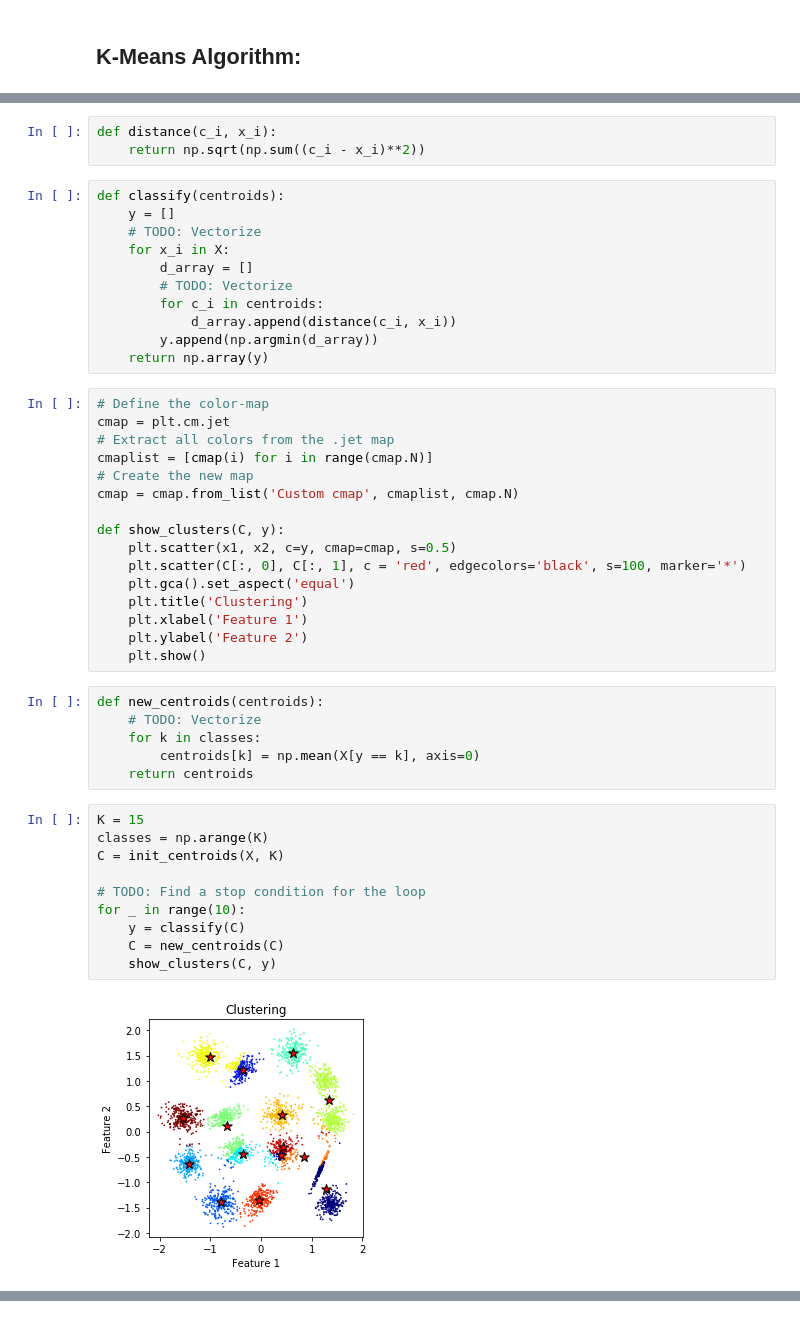
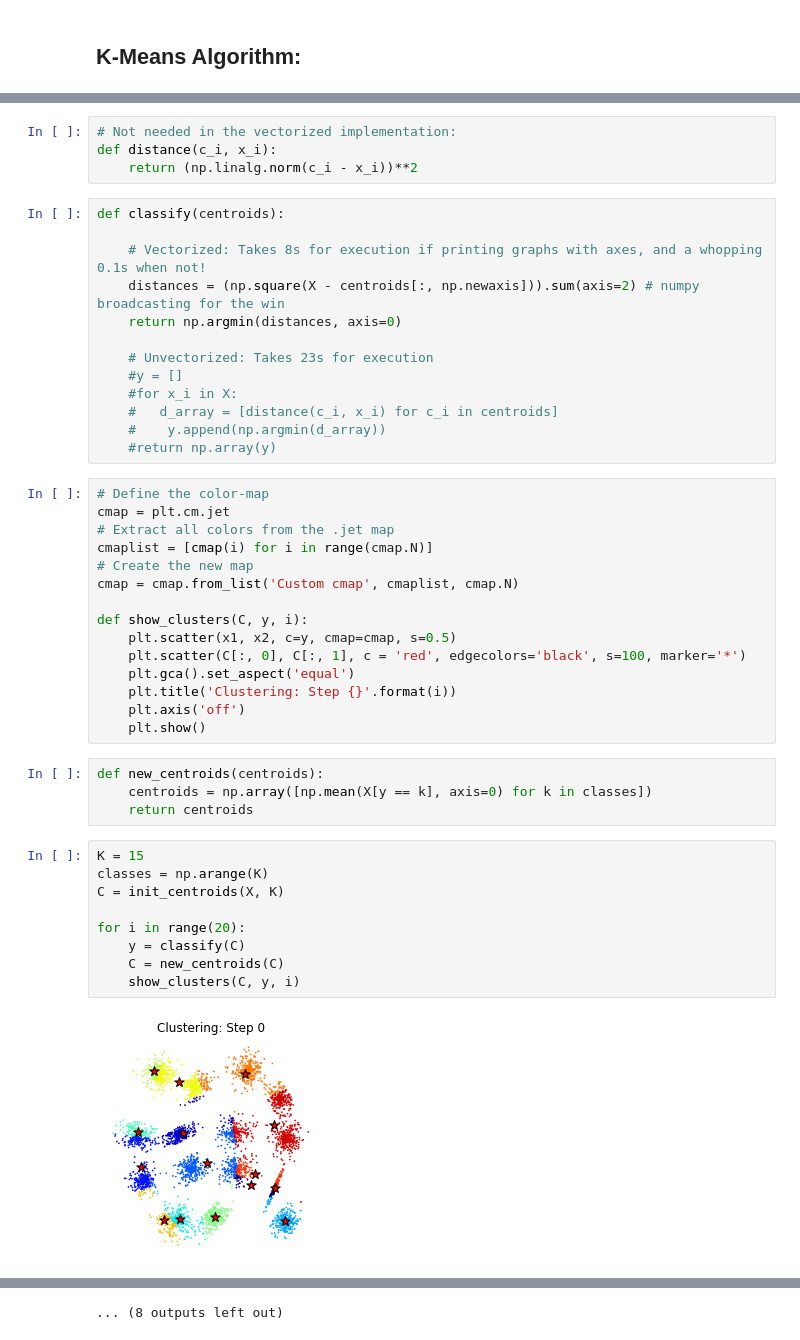
Before and after one commit to hrshtv/ML-From-Scratch, a Jupyter notebook: K-Means-Clustering/K-Means-Clustering.ipynb, the cells around one changed output, grey strips where cells are left out. Saved outputs shown, nothing was run; the diff lists cells and outputs as text.

Commit message:
Vectorized K-means, ~3X faster

```diff
--- a/K-Means-Clustering/K-Means-Clustering.ipynb
+++ b/K-Means-Clustering/K-Means-Clustering.ipynb
@@ -58,18 +63,21 @@ def init_centroids(X, K):
     return np.asarray(centroids)
 # %%
+# Not needed in the vectorized implementation:
 def distance(c_i, x_i):
-    return np.sqrt(np.sum((c_i - x_i)**2))
+    return (np.linalg.norm(c_i - x_i))**2
-# %%
-def classify(centroids):
-    y = []
-    # TODO: Vectorize
-    for x_i in X:
-        d_array = []
-        # TODO: Vectorize
-        for c_i in centroids:
-            d_array.append(distance(c_i, x_i))
-        y.append(np.argmin(d_array))
-    return np.array(y)
+# %%
+def classify(centroids):
+
+    # Vectorized: Takes 8s for execution if printing graphs with axes, and a whopping 0.1s when not!
+    distances = (np.square(X - centroids[:, np.newaxis])).sum(axis=2) # numpy broadcasting for the win
+    return np.argmin(distances, axis=0)
+
+    # Unvectorized: Takes 23s for execution
+    #y = []
+    #for x_i in X:
+    #   d_array = [distance(c_i, x_i) for c_i in centroids]
+    #    y.append(np.argmin(d_array))
+    #return np.array(y)
 # %%
 # Define the color-map
 cmap = plt.cm.jet
@@ -78,29 +86,25 @@ cmaplist = [cmap(i) for i in range(cmap.N)]
 # Create the new map
 cmap = cmap.from_list('Custom cmap', cmaplist, cmap.N)
 
-def show_clusters(C, y):
+def show_clusters(C, y, i):
     plt.scatter(x1, x2, c=y, cmap=cmap, s=0.5)
     plt.scatter(C[:, 0], C[:, 1], c = 'red', edgecolors='black', s=100, marker='*')
     plt.gca().set_aspect('equal')
-    plt.title('Clustering')
-    plt.xlabel('Feature 1')
-    plt.ylabel('Feature 2')
+    plt.title('Clustering: Step {}'.format(i))
+    plt.axis('off')
     plt.show()
 # %%
 def new_centroids(centroids):
-    # TODO: Vectorize
-    for k in classes:
-        centroids[k] = np.mean(X[y == k], axis=0)
+    centroids = np.array([np.mean(X[y == k], axis=0) for k in classes])
     return centroids
 # %%
 K = 15
 classes = np.arange(K)
 C = init_centroids(X, K)
 
-# TODO: Find a stop condition for the loop
-for _ in range(10):
+for i in range(20):
     y = classify(C)
     C = new_centroids(C)
-    show_clusters(C, y)
+    show_clusters(C, y, i)
 # %% [output]
-[figure, old version]
+[figure, new version]
@@ -115,0 +122 @@ for _ in range(10):
+... (8 outputs left out)
```
Also changed, not shown: parts of 4 cells of this notebook.
